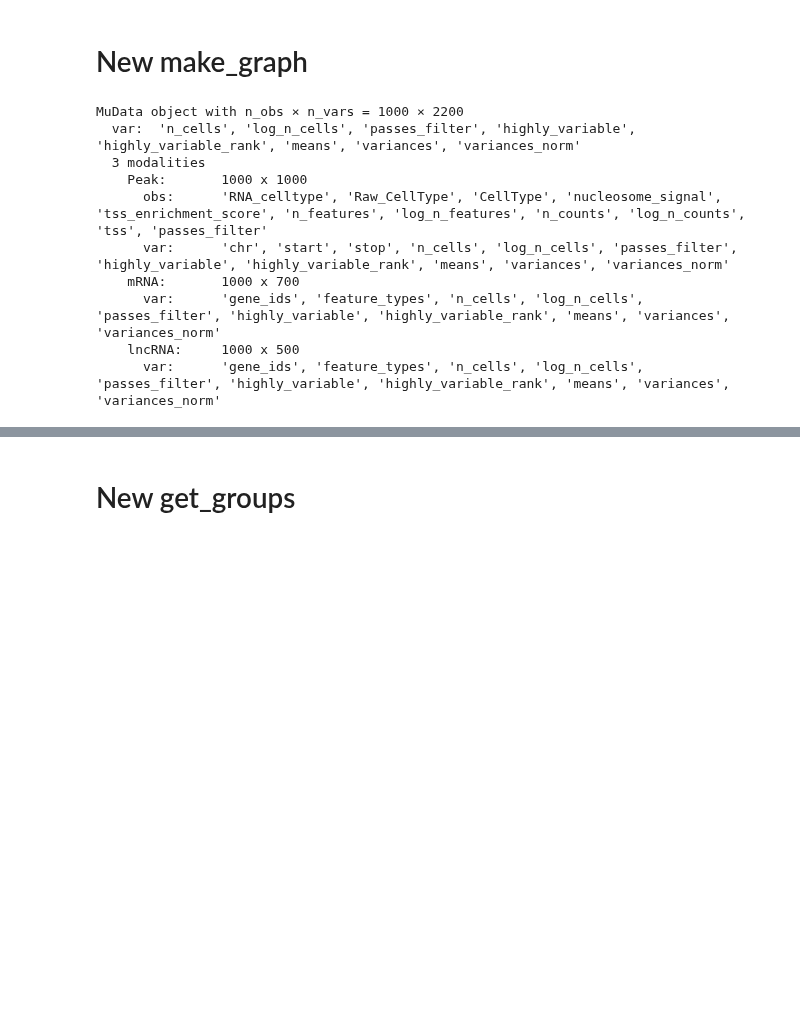
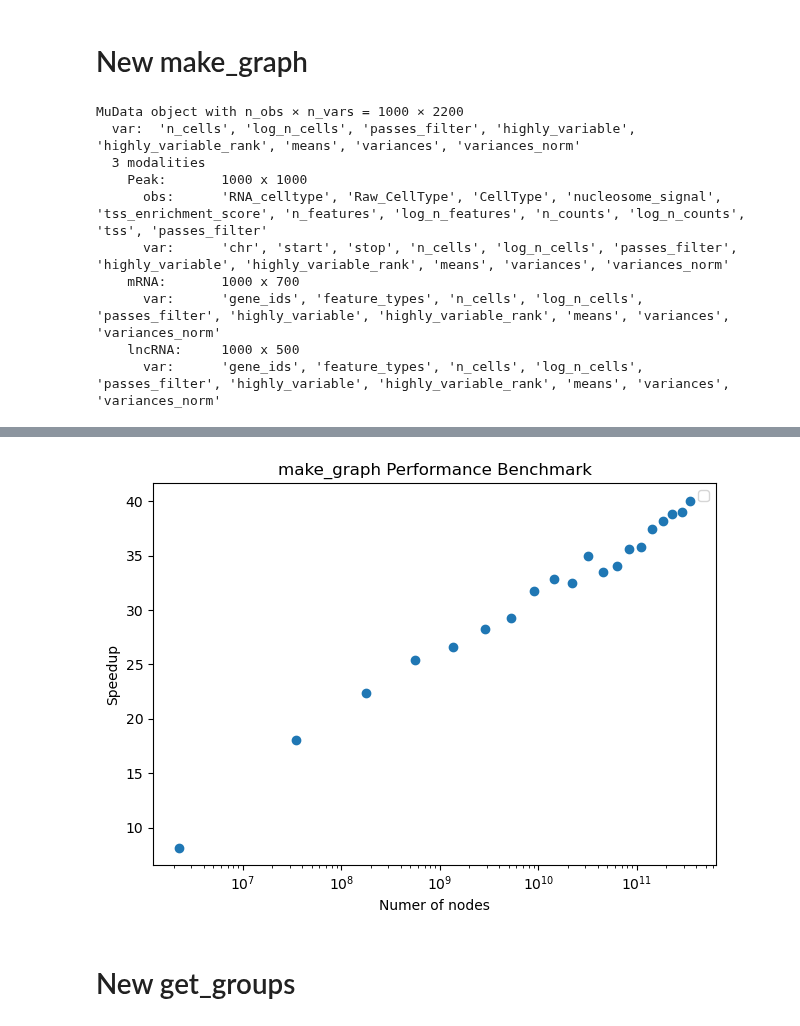
Before and after one commit to gmalagol10/bionsbm, a Jupyter notebook: Develop/E_Upgrades.ipynb, the cells around one changed output, grey strips where cells are left out. Saved outputs shown, nothing was run; the diff lists cells and outputs as text; code cells hidden in the pictures; blank space fills up the shorter version.

```diff
--- a/Develop/E_Upgrades.ipynb
+++ b/Develop/E_Upgrades.ipynb
@@ -15,6 +33,6 @@ import matplotlib.pyplot as plt
 # %%
-mdata=mu.read_h5mu("Datasets/PBMC/CM/PBMC_Peak_mRNA_lncRNA_Mowgli_Def.h5mu")
-mdata_red=mu.MuData({"Peak" : mdata["Peak"][:1000, :1000].copy(), "mRNA" : mdata["mRNA"][:1000, :700].copy(), "lncRNA" : mdata["lncRNA"][:1000, :500].copy()})
+mdata=read_h5mu("Datasets/PBMC/CM/PBMC_Peak_mRNA_lncRNA_Mowgli_Def.h5mu")
+mdata_red=MuData({"Peak" : mdata["Peak"][:1000, :1000].copy(), "mRNA" : mdata["mRNA"][:1000, :700].copy(), "lncRNA" : mdata["lncRNA"][:1000, :500].copy()})
 for mod in mdata_red.mod:
     print(mod)
     print(type(mdata_red[mod].X))
@@ -874,7 +897,7 @@ class bionsbm():
 # %% [markdown]
 # New make_graph
 # %%
-mdata=mu.read_h5mu("../Test_data.h5mu")
+mdata=read_h5mu("../Test_data.h5mu")
 mdata
 # %% [output]
 MuData object with n_obs × n_vars = 1000 × 2200
@@ -1040,14 +1063,14 @@ def benchmark_and_check(mdata):
     dfs=[mdata[key].to_df().T for key in modalities]
 
     t0 = time.time()
-    model1 = bionsbm.model.bionsbm(obj=mdata)
+    model1 = bionsbm(obj=mdata)
     make_graph_multiple_df(model1, dfs[0], dfs[1:], fast=False)
     t1 = time.time()
     old_time = t1 - t0
 
     # New
     t0 = time.time()
-    model2 = bionsbm.model.bionsbm(obj=mdata)
+    model2 = bionsbm(obj=mdata)
     make_graph_multiple_df(model2, dfs[0], dfs[1:], fast=True)
     t1 = time.time()
     new_time = t1 - t0
@@ -1143,14 +1142,16 @@ times
 # %%
 import matplotlib.pyplot as plt
 plt.scatter(x=times["NumberofNodes"], y=np.array(times["Original"]/times["Fast"]))
 plt.ylabel("Speedup")
 plt.xlabel("Fraction of data")
-plt.ylabel("Time for graph creation [s]")
+plt.ylabel("Speedup")
 plt.title("make_graph Performance Benchmark")
 plt.legend()
 plt.xscale("log")
 plt.xlabel("Numer of nodes")
 plt.tight_layout()
 plt.show()
+# %% [output]
+[figure, added]
 # %% [markdown]
 # New get_groups
```
Also changed, not shown: parts of 30 cells of this notebook, 26 other files.
